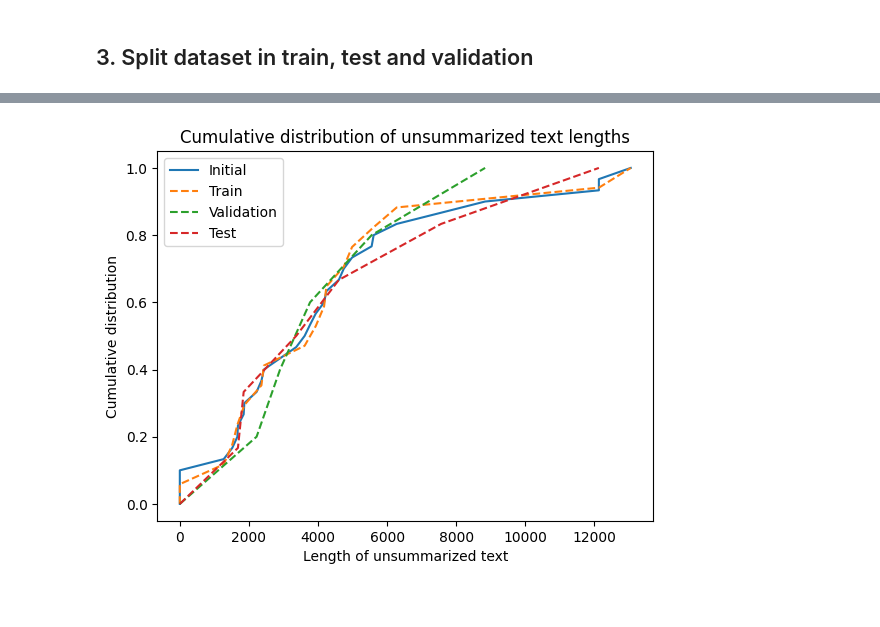
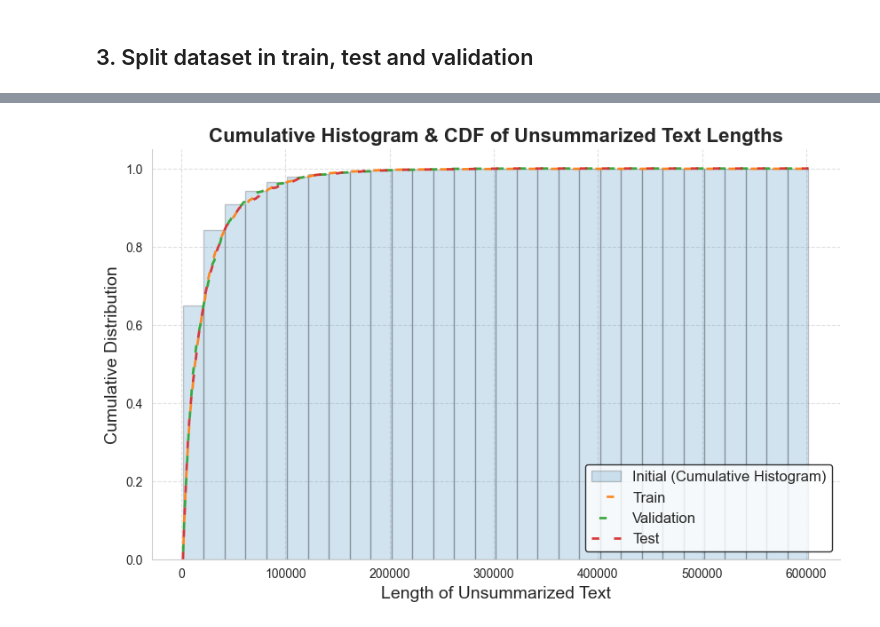
Before and after one commit to Bossbap/SML-for-summarization_project, a Jupyter notebook: preprocess_dataset.ipynb, the cells around one changed output, grey strips where cells are left out. Saved outputs shown, nothing was run; the diff lists cells and outputs as text; code cells hidden in the pictures.

```diff
--- a/preprocess_dataset.ipynb
+++ b/preprocess_dataset.ipynb
@@ -205,18 +208,56 @@ Test size: 7
-# %%
-# plot repartition of lengths in train, val and test (should be similar, don't use histograms)
-train_lengths = np.array([len(x[0]) for x in train_data])
-val_lengths = np.array([len(x[0]) for x in val_data])
-test_lengths = np.array([len(x[0]) for x in test_data])
-initial_lengths = np.array([len(x[0]) for x in data])
-
-plt.plot(np.sort(initial_lengths), np.linspace(0, 1, len(initial_lengths)), label="Initial")
-plt.plot(np.sort(train_lengths), np.linspace(0, 1, len(train_lengths)), label="Train", linestyle="--")
-plt.plot(np.sort(val_lengths), np.linspace(0, 1, len(val_lengths)), label="Validation", linestyle="--")
-plt.plot(np.sort(test_lengths), np.linspace(0, 1, len(test_lengths)), label="Test", linestyle="--")
-plt.xlabel("Length of unsummarized text")
-plt.ylabel("Cumulative distribution")
-plt.title("Cumulative distribution of unsummarized text lengths")
-plt.legend()
-plt.show()
-# %% [output]
-[figure, removed]
+# %%
+train_lengths = np.array([len(x[0]) for x in train_data])
+val_lengths = np.array([len(x[0]) for x in val_data])
+test_lengths = np.array([len(x[0]) for x in test_data])
+initial_lengths = np.array([len(x[0]) for x in data])
+
+sorted_train = np.sort(train_lengths)
+sorted_val = np.sort(val_lengths)
+sorted_test = np.sort(test_lengths)
+
+def compute_cdf(sorted_lengths, full_x_range):
+    """Returns a CDF that extends to the full x-axis range."""
+    cdf_values = np.linspace(0, 1, len(sorted_lengths))
+    return np.interp(full_x_range, sorted_lengths, cdf_values, left=0, right=1)
+
+x_range = np.linspace(min(initial_lengths), max(initial_lengths), 500)
+
+train_cdf = compute_cdf(sorted_train, x_range)
+val_cdf = compute_cdf(sorted_val, x_range)
+test_cdf = compute_cdf(sorted_test, x_range)
+
+sns.set_style("whitegrid")
+plt.figure(figsize=(10, 6))
+
+colors = {
+    "Initial": "#1f77b4",  # Blue
+    "Train": "#ff7f0e",    # Orange
+    "Validation": "#2ca02c",  # Green
+    "Test": "#d62728"  # Red
+}
+
+# Cumulative histogram for Initial Distribution (Lower opacity & behind the lines)
+plt.hist(
+    initial_lengths, bins=30, cumulative=True, density=True,
+    color=colors["Initial"], alpha=0.2, label="Initial (Cumulative Histogram)", zorder=1
+)
+
+# Cumulative distribution lines with different dash patterns
+train_line, = plt.plot(x_range, train_cdf, label="Train", color=colors["Train"], linewidth=2, alpha=0.9, zorder=2)
+val_line, = plt.plot(x_range, val_cdf, label="Validation", color=colors["Validation"], linewidth=2, alpha=0.9, zorder=3)
+test_line, = plt.plot(x_range, test_cdf, label="Test", color=colors["Test"], linewidth=2, alpha=0.9, zorder=4)
+
+train_line.set_dashes([0, 6, 3, 0])
+val_line.set_dashes([0, 3, 3, 3])
+test_line.set_dashes([3, 6])
+
+plt.xlabel("Length of Unsummarized Text", fontsize=14)
+plt.ylabel("Cumulative Distribution", fontsize=14)
+plt.title("Cumulative Histogram & CDF of Unsummarized Text Lengths", fontsize=16, fontweight="bold")
+
+plt.legend(loc="lower right", fontsize=12, frameon=True, edgecolor="black")
+plt.grid(True, linestyle="--", alpha=0.6)
+sns.despine()
+plt.show()
+# %% [output]
+[figure, added]
```
Also changed, not shown: parts of 7 cells of this notebook.
